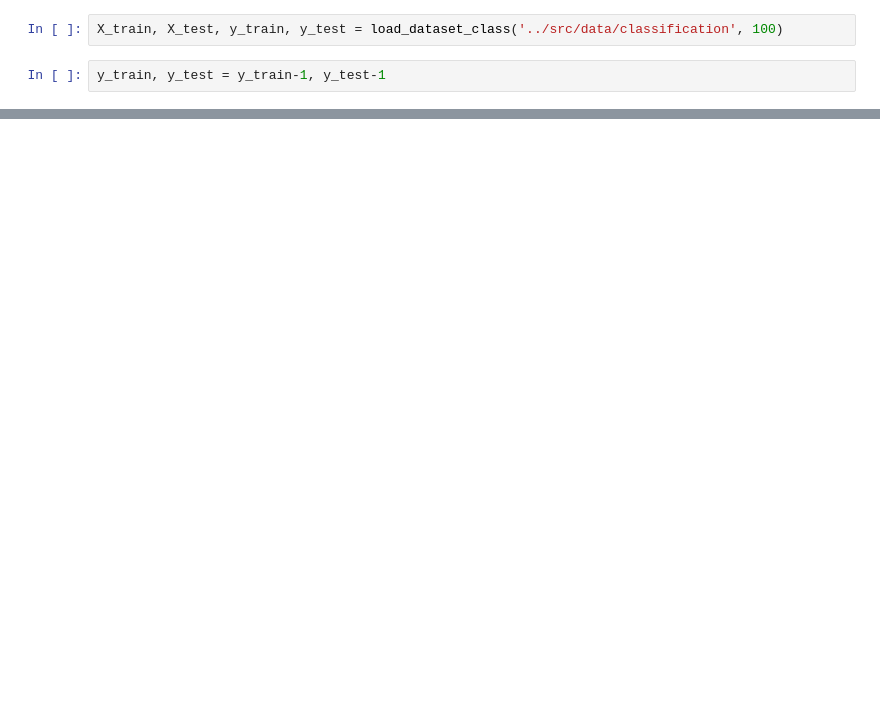
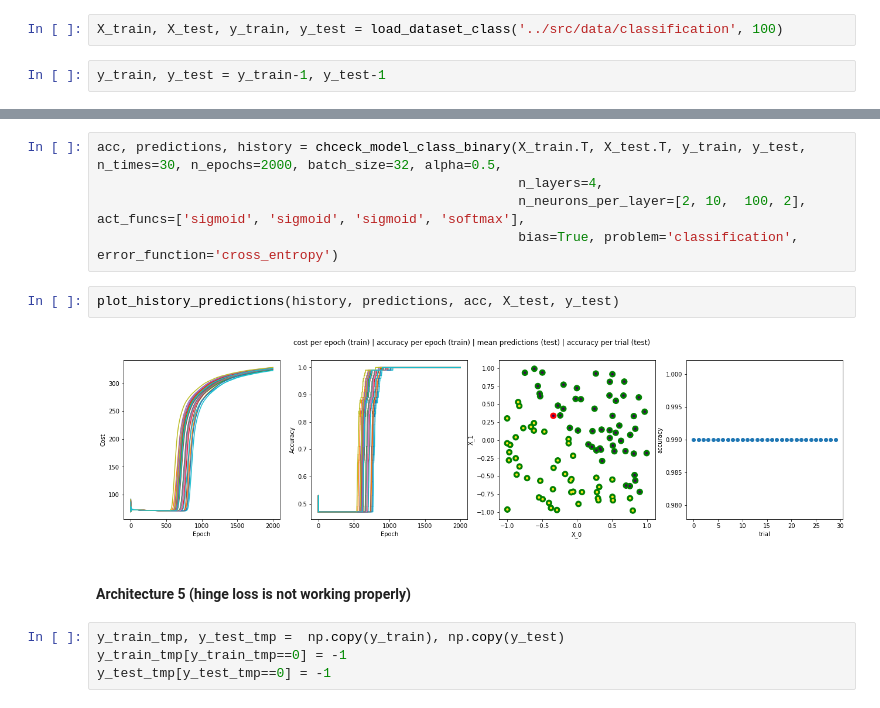
Before and after one commit to MichalBortkiewicz/mlp-neural-network, a Jupyter notebook: notebooks/classification.ipynb, the cells around one changed output, grey strips where cells are left out. Drawn from its saved outputs; the diff is of its cells as text; blank space fills up the shorter version.

```diff
--- a/notebooks/classification.ipynb
+++ b/notebooks/classification.ipynb
@@ -153,0 +216,15 @@ plot_history_predictions(history, predictions, acc, X_test, y_test)
+# %%
+acc, predictions, history = chceck_model_class_binary(X_train.T, X_test.T, y_train, y_test, n_times=30, n_epochs=2000, batch_size=32, alpha=0.5,
+                                                      n_layers=4,
+                                                      n_neurons_per_layer=[2, 10,  100, 2], act_funcs=['sigmoid', 'sigmoid', 'sigmoid', 'softmax'],
+                                                      bias=True, problem='classification', error_function='cross_entropy')
+# %%
+plot_history_predictions(history, predictions, acc, X_test, y_test)
+# %% [output]
+[figure, added]
+# %% [markdown]
+#### Architecture 5 (hinge loss is not working properly)
+# %%
+y_train_tmp, y_test_tmp =  np.copy(y_train), np.copy(y_test)
+y_train_tmp[y_train_tmp==0] = -1
+y_test_tmp[y_test_tmp==0] = -1
```
Also changed, not shown: parts of 48 cells of this notebook.
